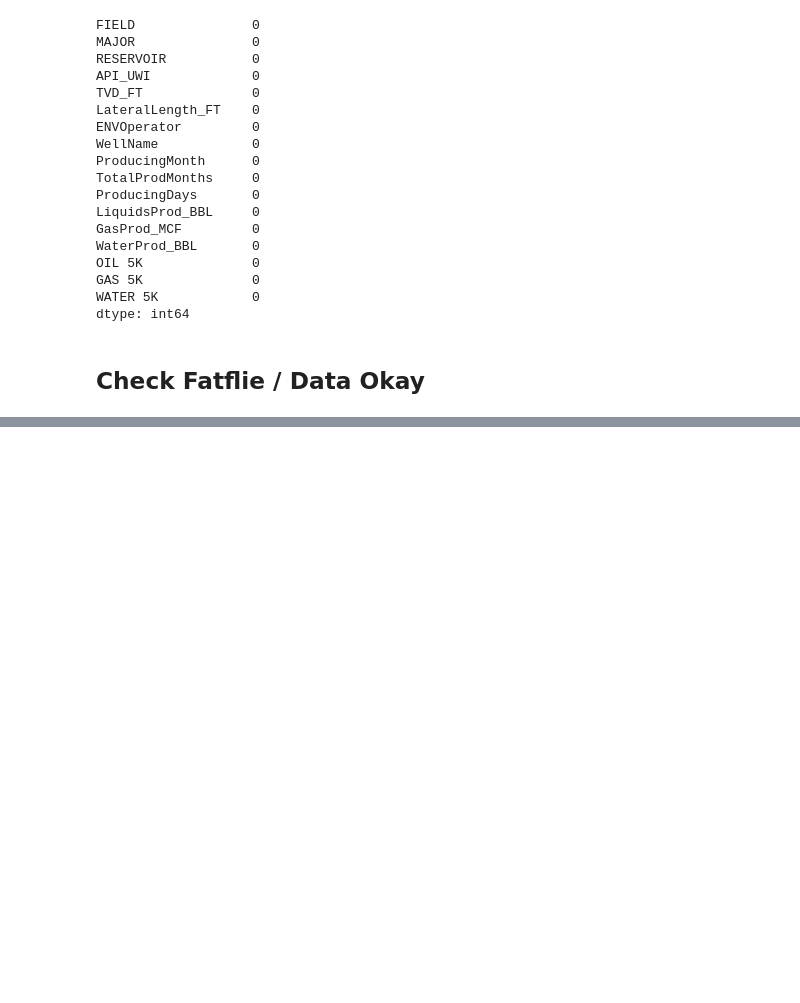
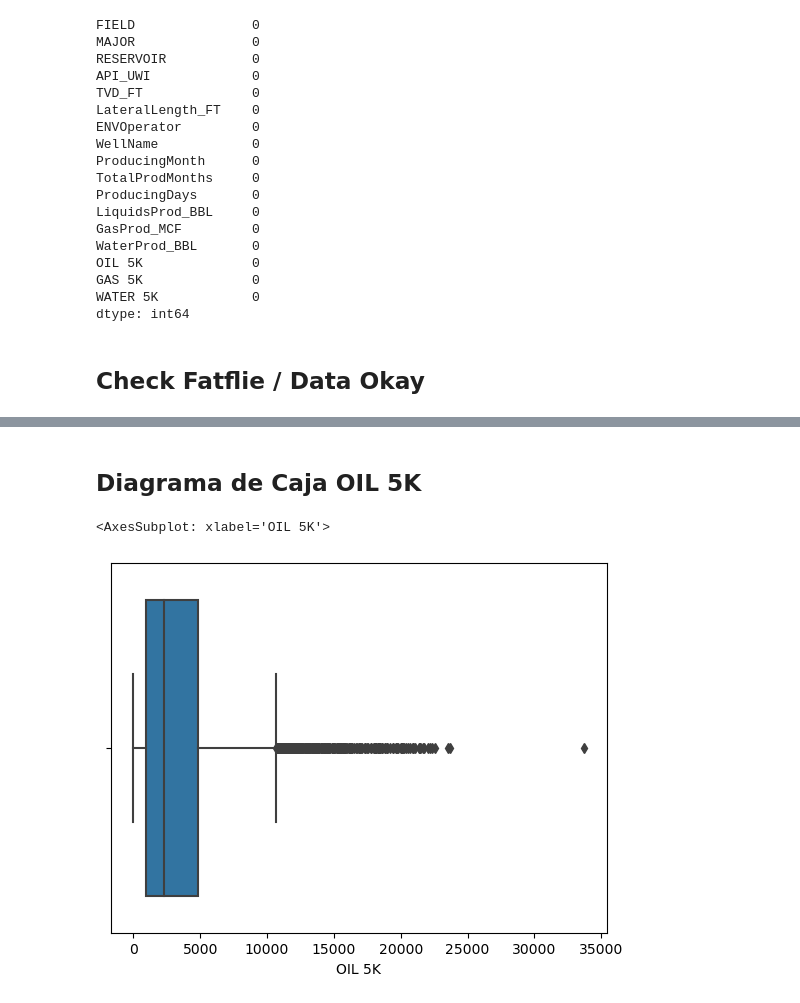
Before and after one commit to dasxgo/rocket-app, a Jupyter notebook: tap_rock_shlitz.ipynb, the cells around one changed output, grey strips where cells are left out. Saved outputs shown, nothing was run; the diff lists cells and outputs as text; code cells hidden in the pictures; blank space fills up the shorter version.

```diff
--- a/tap_rock_shlitz.ipynb
+++ b/tap_rock_shlitz.ipynb
@@ -254,0 +322,7 @@ df_fl
+# %% [markdown]
+## Diagrama de Caja OIL 5K
+# %%
+sns.boxplot(x=df_fl['OIL 5K'])
+# %% [output]
+<AxesSubplot: xlabel='OIL 5K'>
+[figure, added]
```
Also changed, not shown: parts of 22 cells of this notebook.
